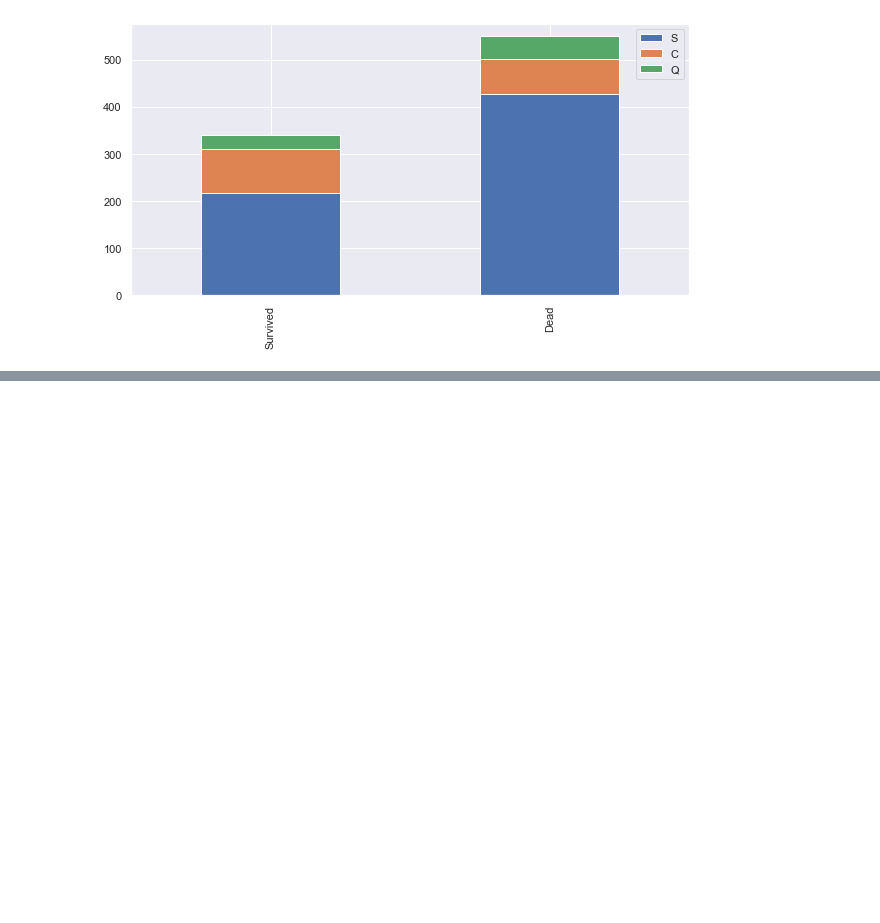
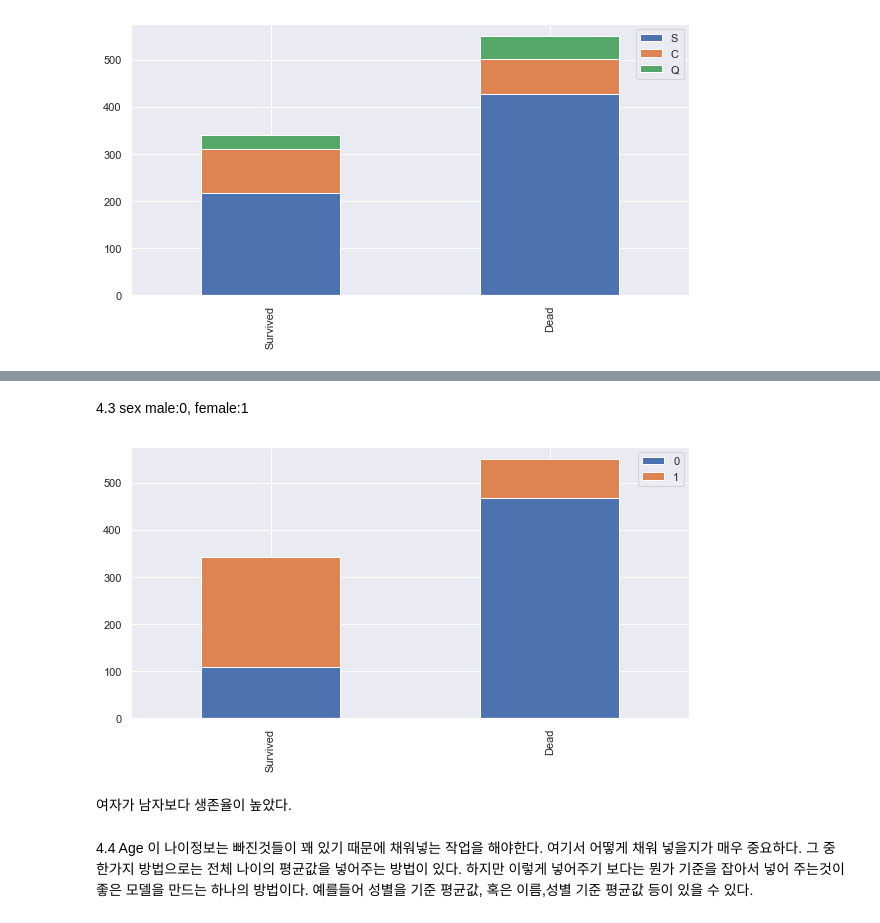
Before and after one commit to voka/Kaggle, a Jupyter notebook: Titanic/Titanic.ipynb, the cells around one changed output, grey strips where cells are left out. Saved outputs shown, nothing was run; the diff lists cells and outputs as text; code cells hidden in the pictures; blank space fills up the shorter version.

```diff
--- a/Titanic/Titanic.ipynb
+++ b/Titanic/Titanic.ipynb
@@ -180,0 +304,3 @@ barChart('Embarked')
+# %% [markdown]
+4.3 sex
+male:0, female:1
@@ -180,0 +311,10 @@ barChart('Embarked')
+# %%
+barChart('Sex')
+# %% [output]
+[figure, added]
+# %% [markdown]
+여자가 남자보다 생존율이 높았다.
+# %% [markdown]
+4.4 Age
+이 나이정보는 빠진것들이 꽤 있기 때문에 채워넣는 작업을 해야한다.
+여기서 어떻게 채워 넣을지가 매우 중요하다. 그 중 한가지 방법으로는 전체 나이의 평균값을 넣어주는 방법이 있다. 하지만 이렇게 넣어주기 보다는 뭔가 기준을 잡아서 넣어 주는것이 좋은 모델을 만드는 하나의 방법이다. 예를들어 성별을 기준 평균값, 혹은 이름,성별 기준 평균값 등이 있을 수 있다.
```
Also changed, not shown: parts of 85 cells of this notebook, 1 other file.
